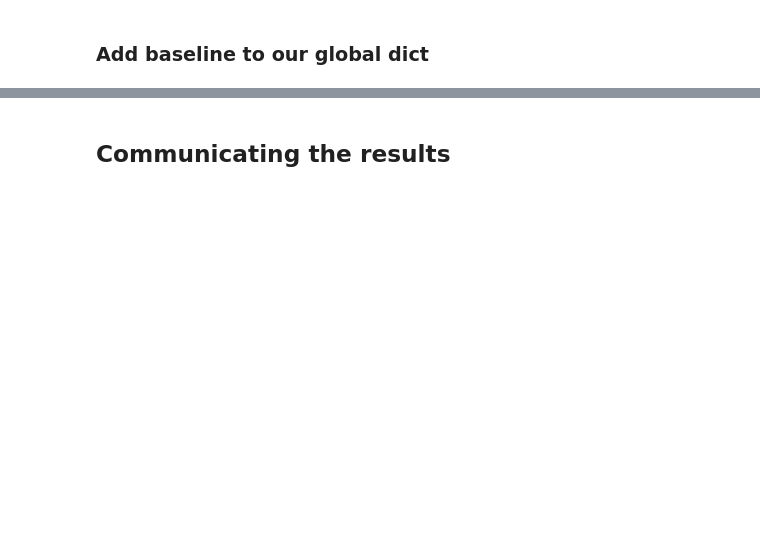
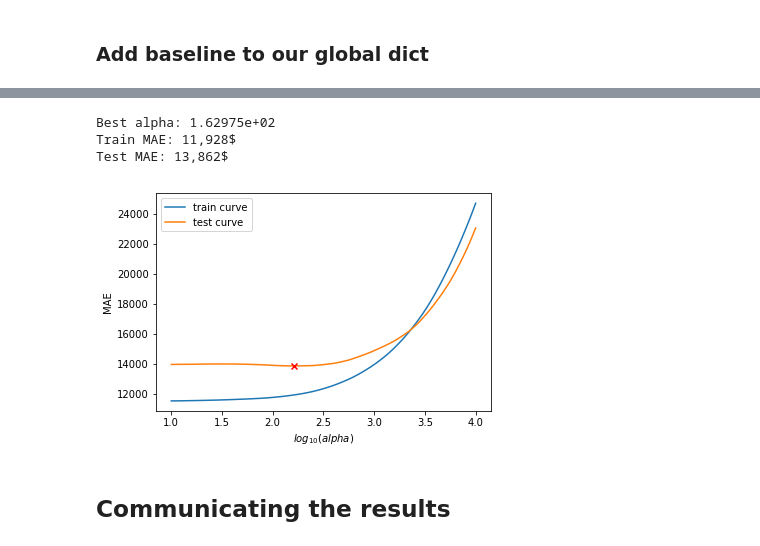
Before and after one commit to xnicolovici/machine_learning, a Jupyter notebook: notebooks/Course No 3/09. Course project/03. Part 2 - House prices/house-prices-solution-2-of-2.ipynb, the cells around one changed output, grey strips where cells are left out. Drawn from its saved outputs; the diff is of its cells as text; code cells hidden in the pictures; blank space fills up the shorter version.

```diff
--- a/notebooks/Course No 3/09. Course project/03. Part 2 - House prices/house-prices-solution-2-of-2.ipynb
+++ b/notebooks/Course No 3/09. Course project/03. Part 2 - House prices/house-prices-solution-2-of-2.ipynb
@@ -250,0 +319,26 @@ models['complex']['regression']['baseline'] = {
+# %%
+# Get entry with the best test MSE
+best_result = gs_results.loc[gs_results.test_mae.idxmin()]
+
+# Print the details
+print('Best alpha: {:.5e}'.format(best_result.alpha))
+print('Train MAE: {:,.0f}$'.format(best_result.train_mae))
+print('Test MAE: {:,.0f}$'.format(best_result.test_mae))
+
+# Plot the validation curves
+#plt.plot(gs_results['alpha'], gs_results['train_mae'], label='train curve')
+#plt.plot(gs_results['alpha'], gs_results['test_mae'], label='test curve')
+plt.plot(np.log10(gs_results['alpha']), gs_results['train_mae'], label='train curve')
+plt.plot(np.log10(gs_results['alpha']), gs_results['test_mae'], label='test curve')
+
+plt.scatter(np.log10(best_result.alpha), best_result.test_mae, marker='x', c='red', zorder=10)
+
+plt.xlabel('$log_{10}(alpha)$')
+plt.ylabel('MAE')
+plt.legend()
+plt.show()
+# %% [output]
+Best alpha: 1.62975e+02
+Train MAE: 11,928$
+Test MAE: 13,862$
+[figure, added]
```
Also changed, not shown: parts of 15 cells of this notebook, 4 other files.
